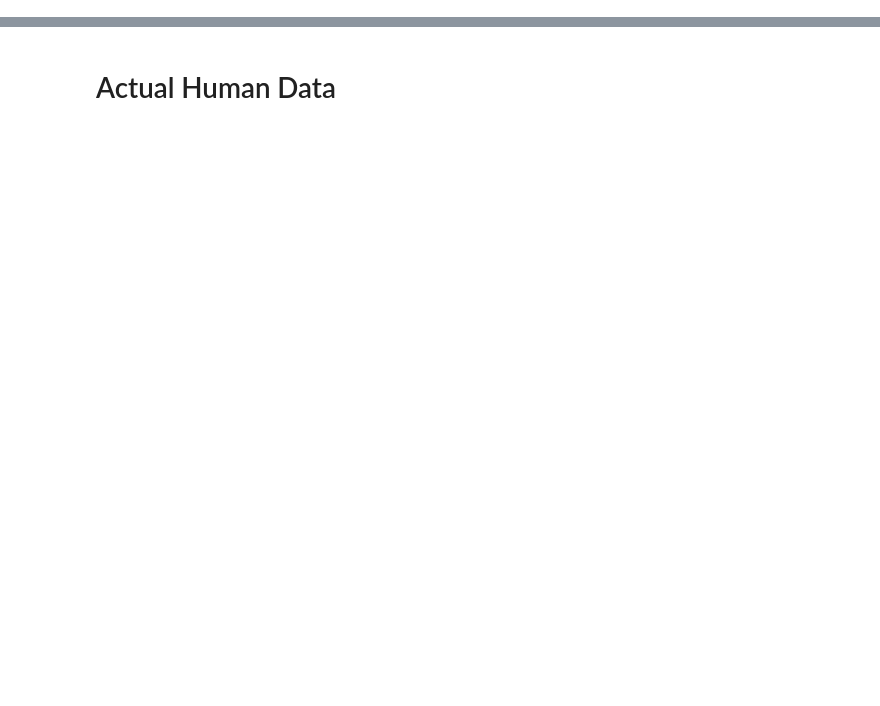
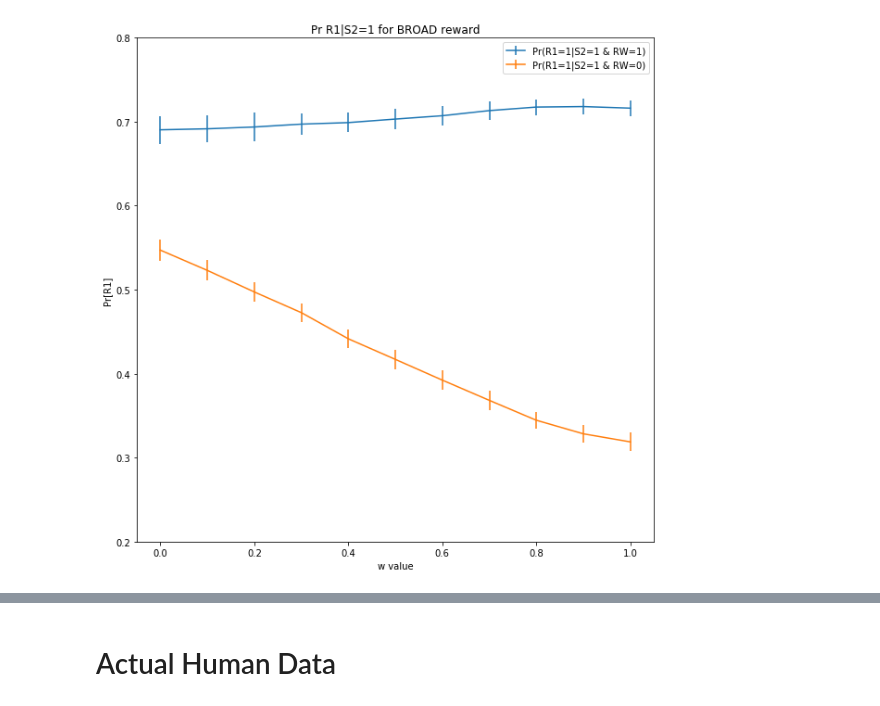
Before and after one commit to alsfilip/Empirical_Information_Bottleneck, a Jupyter notebook: Choice Variability.ipynb, the cells around one changed output, grey strips where cells are left out. Saved outputs shown, nothing was run; the diff lists cells and outputs as text; code cells hidden in the pictures; blank space fills up the shorter version.

```diff
--- a/Choice Variability.ipynb
+++ b/Choice Variability.ipynb
@@ -6,3 +6,5 @@ from scipy.stats import spearmanr
 # %%
 narrow_data = np.load('data/DAW_DATA_100_sims.npy').item()
 broad_data = np.load('data/DAW_DATA_100_sims_BROAD_REWARDS.npy').item()
+
+alpha_data = np.load('data/DAW_DATA_100_sims_BROAD_REWARDS_alpha_1.npy').item()
@@ -87,6 +99,15 @@ def plot_vars(w_to_vars, broad=False):
 # %%
 narrow_prob,narrow_var = var_main(narrow_data)
 broad_prob,broad_var = var_main(broad_data)
+
+alpha_prob,alpha_var = var_main(alpha_data)
+# %%
+plt.figure(figsize=(10,10))
+
+plot_probs(alpha_prob, True)
+plt.savefig('Alpha1_probs.png')
+# %% [output]
+[figure, added]
 # %%
 plt.figure(figsize=(10,10))
 plt.subplot(1,2,1)
```
Also changed, not shown: parts of 12 cells of this notebook, 16 other files.
